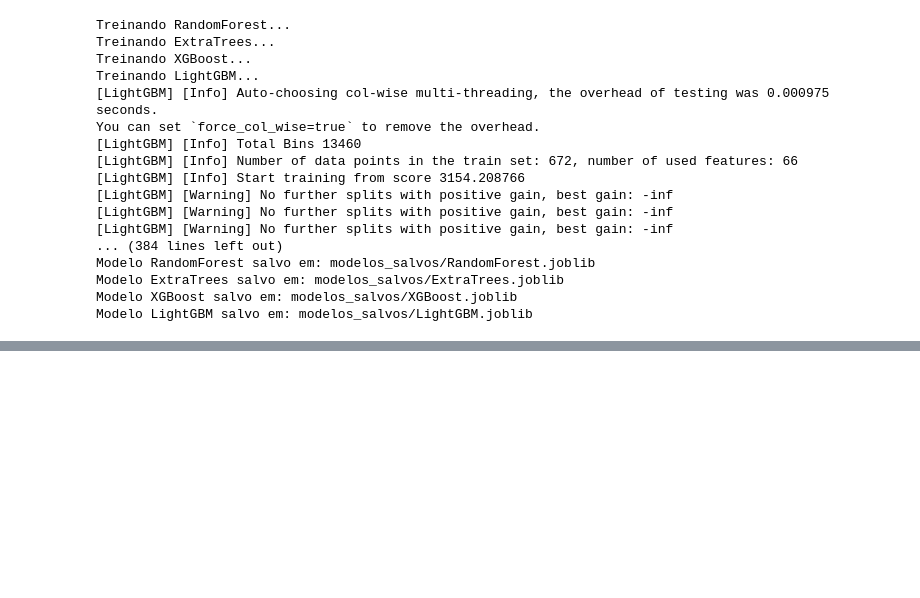
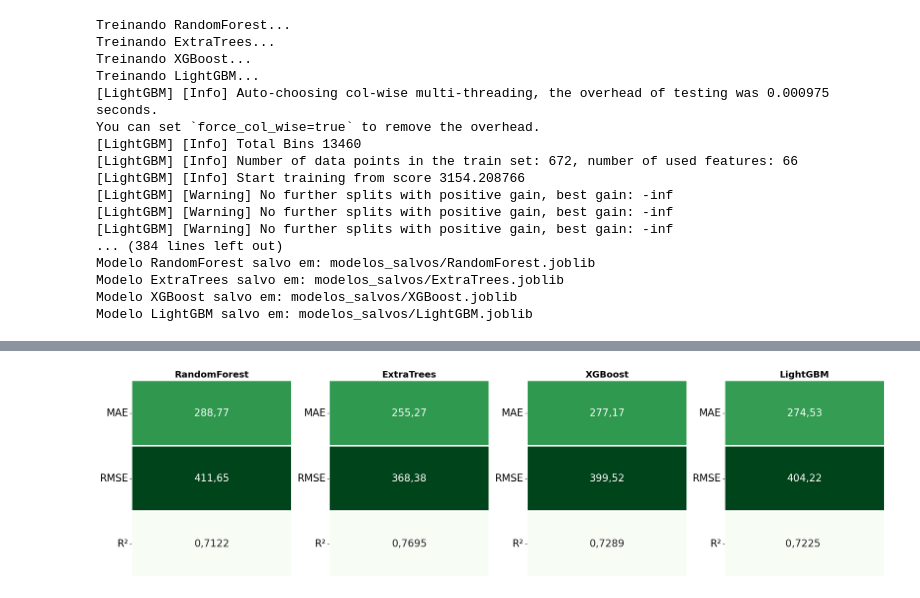
Before and after one commit to fcoliveira-utfpr/aquacrop_ml, a Jupyter notebook: 04_treinamento_ML.ipynb, the cells around one changed output, grey strips where cells are left out. Saved outputs shown, nothing was run; the diff lists cells and outputs as text; code cells hidden in the pictures; blank space fills up the shorter version.

```diff
--- a/04_treinamento_ML.ipynb
+++ b/04_treinamento_ML.ipynb
@@ -1378,0 +1478,66 @@ Modelo LightGBM salvo em: modelos_salvos/LightGBM.joblib
+# %%
+import pandas as pd
+import seaborn as sns
+import matplotlib.pyplot as plt
+import io
+
+# 1. Dados de Performance (Métricas)
+raw_perf_data = """Modelo,Métrica,Valor
+RandomForest,MAE,"288,77"
+RandomForest,RMSE,"411,65"
+RandomForest,R²,"0,7122"
+ExtraTrees,MAE,"255,27"
+ExtraTrees,RMSE,"368,38"
+ExtraTrees,R²,"0,7695"
+XGBoost,MAE,"277,17"
+XGBoost,RMSE,"399,52"
+XGBoost,R²,"0,7289"
+LightGBM,MAE,"274,53"
+LightGBM,RMSE,"404,22"
+LightGBM,R²,"0,7225" """
+
+df_perf = pd.read_csv(io.StringIO(raw_perf_data))
+
+# 2. Preparação do Plot (1 linha, 4 colunas) - Seguindo o padrão anterior
+models = df_perf['Modelo'].unique()
+fig, axes = plt.subplots(1, 4, figsize=(22, 6))
+fig.patch.set_facecolor('white')
+
+for i, model in enumerate(models):
+    # Filtra dados do modelo
+    model_df = df_perf[df_perf['Modelo'] == model].copy()
+
+    # Converte os valores para numérico para definir a intensidade da cor
+    # Substituímos vírgula por ponto para o Python entender como float
+    model_df['color_val'] = model_df['Valor'].str.replace(',', '.').astype(float)
+
+    # Pivota os dados
+    plot_data = model_df.set_index('Métrica')[['color_val']]
+    labels = model_df.set_index('Métrica')[['Valor']]
+
+    # Desenha o heatmap (Escala Greens conforme solicitado)
+    sns.heatmap(plot_data,
+                annot=labels,
+                fmt="",
+                cmap="Greens",
+                cbar=False,
+                linewidths=1.5,
+                linecolor='white',
+                annot_kws={"size": 20},
+                ax=axes[i])
+
+    # Estilização idêntica à anterior
+    axes[i].set_title(model, fontsize=18, fontweight='bold')
+
+    # Remove labels e ticks do eixo X
+    axes[i].set_xlabel("")
+    axes[i].set_xticks([])
+
+    # Ajusta o eixo Y
+    axes[i].set_ylabel("")
+    axes[i].tick_params(axis='y', rotation=0, labelsize=20)
+
+plt.tight_layout()
+plt.show()
+# %% [output]
+[figure, added]
```
Also changed, not shown: parts of 4 cells of this notebook.
